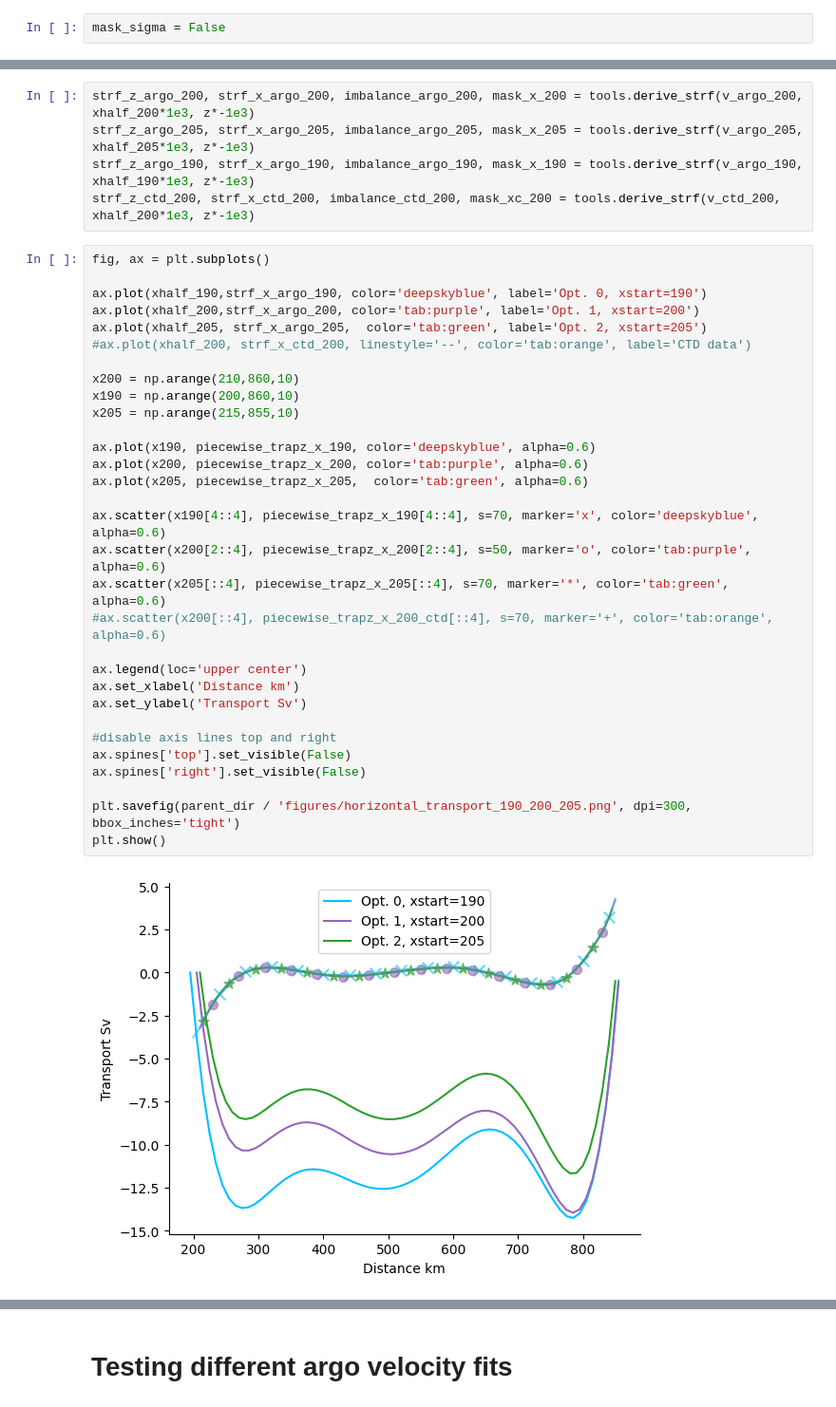
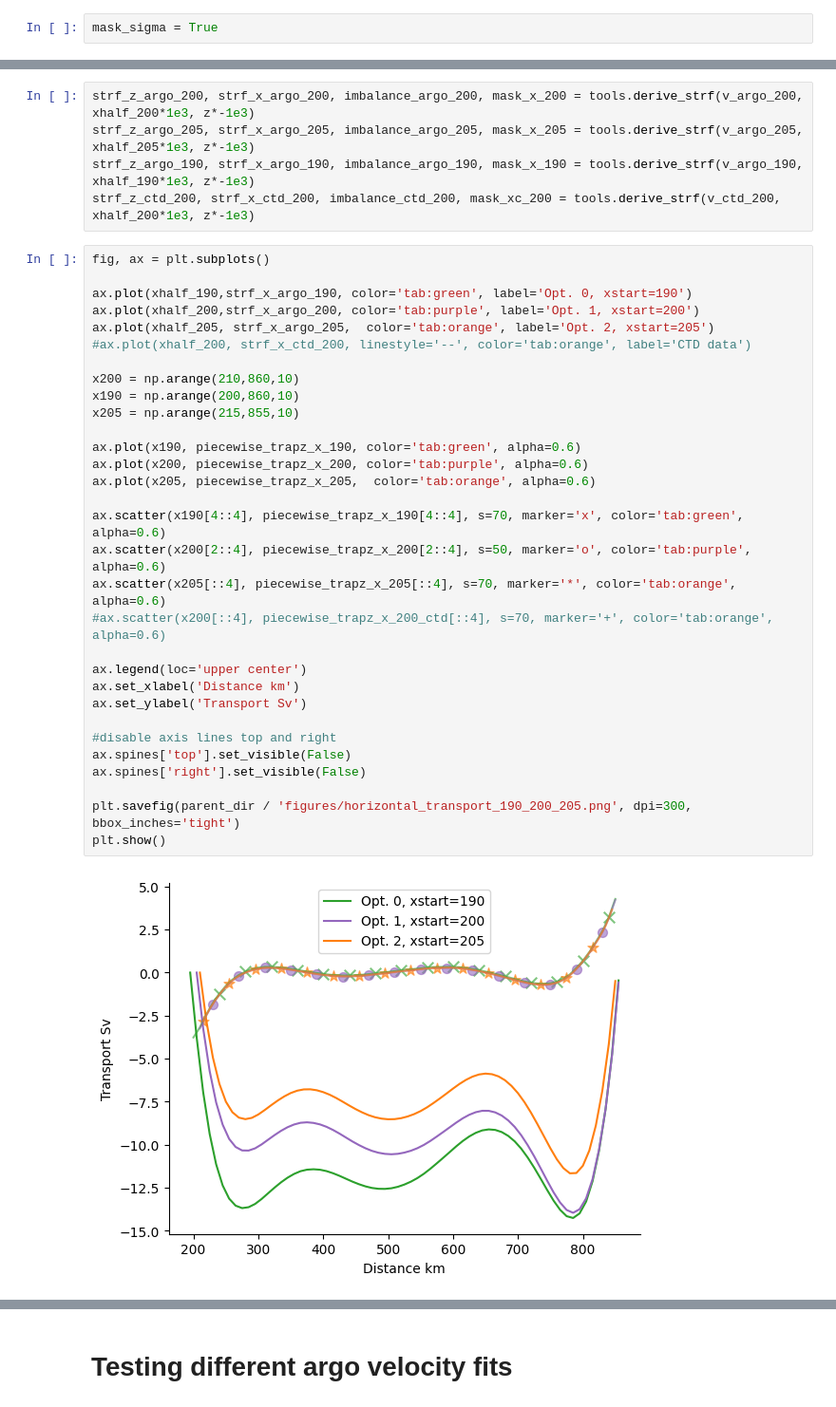
Before and after one commit to katjaschultz/labsea-project, a Jupyter notebook: notebooks/plotting.ipynb, the cells around one changed output, grey strips where cells are left out. Shown at 95% size. Drawn from its saved outputs; the diff is of its cells as text.

```diff
--- a/notebooks/plotting.ipynb
+++ b/notebooks/plotting.ipynb
@@ -28,7 +28,7 @@ warnings.filterwarnings("ignore", category=SyntaxWarning)
 # %% [markdown]
 ### xstart = 200
 # %%
-mask_sigma = False
+mask_sigma = True
 # %%
 # x=200
 # define grid
@@ -914,36 +945,36 @@ strf_z_ctd_200, strf_x_ctd_200, imbalance_ctd_200, mask_xc_200 = tools.derive_st
 # %%
 fig, ax = plt.subplots()
 
-ax.plot(xhalf_190,strf_x_argo_190, color='deepskyblue', label='Opt. 0, xstart=190')
+ax.plot(xhalf_190,strf_x_argo_190, color='tab:green', label='Opt. 0, xstart=190')
 ax.plot(xhalf_200,strf_x_argo_200, color='tab:purple', label='Opt. 1, xstart=200')
-ax.plot(xhalf_205, strf_x_argo_205,  color='tab:green', label='Opt. 2, xstart=205')
+ax.plot(xhalf_205, strf_x_argo_205,  color='tab:orange', label='Opt. 2, xstart=205')
 #ax.plot(xhalf_200, strf_x_ctd_200, linestyle='--', color='tab:orange', label='CTD data')
 
 x200 = np.arange(210,860,10)
 x190 = np.arange(200,860,10)
 x205 = np.arange(215,855,10)
 
-ax.plot(x190, piecewise_trapz_x_190, color='deepskyblue', alpha=0.6)
+ax.plot(x190, piecewise_trapz_x_190, color='tab:green', alpha=0.6)
 ax.plot(x200, piecewise_trapz_x_200, color='tab:purple', alpha=0.6)
-ax.plot(x205, piecewise_trapz_x_205,  color='tab:green', alpha=0.6)
+ax.plot(x205, piecewise_trapz_x_205,  color='tab:orange', alpha=0.6)
 
-ax.scatter(x190[4::4], piecewise_trapz_x_190[4::4], s=70, marker='x', color='deepskyblue', alpha=0.6)
+ax.scatter(x190[4::4], piecewise_trapz_x_190[4::4], s=70, marker='x', color='tab:green', alpha=0.6)
 ax.scatter(x200[2::4], piecewise_trapz_x_200[2::4], s=50, marker='o', color='tab:purple', alpha=0.6)
-ax.scatter(x205[::4], piecewise_trapz_x_205[::4], s=70, marker='*', color='tab:green', alpha=0.6)
+ax.scatter(x205[::4], piecewise_trapz_x_205[::4], s=70, marker='*', color='tab:orange', alpha=0.6)
 #ax.scatter(x200[::4], piecewise_trapz_x_200_ctd[::4], s=70, marker='+', color='tab:orange', alpha=0.6)
 
 ax.legend(loc='upper center')
 ax.set_xlabel('Distance km')
 ax.set_ylabel('Transport Sv')
 
 #disable axis lines top and right
 ax.spines['top'].set_visible(False)
 ax.spines['right'].set_visible(False)
 
 plt.savefig(parent_dir / 'figures/horizontal_transport_190_200_205.png', dpi=300, bbox_inches='tight')
 plt.show()
 # %% [output]
-[figure, old version]
+[figure, new version]
 # %%
 fig, ax = plt.subplots(figsize=(5, 6))
 
```
Also changed, not shown: parts of 10 cells of this notebook, 10 other files.
